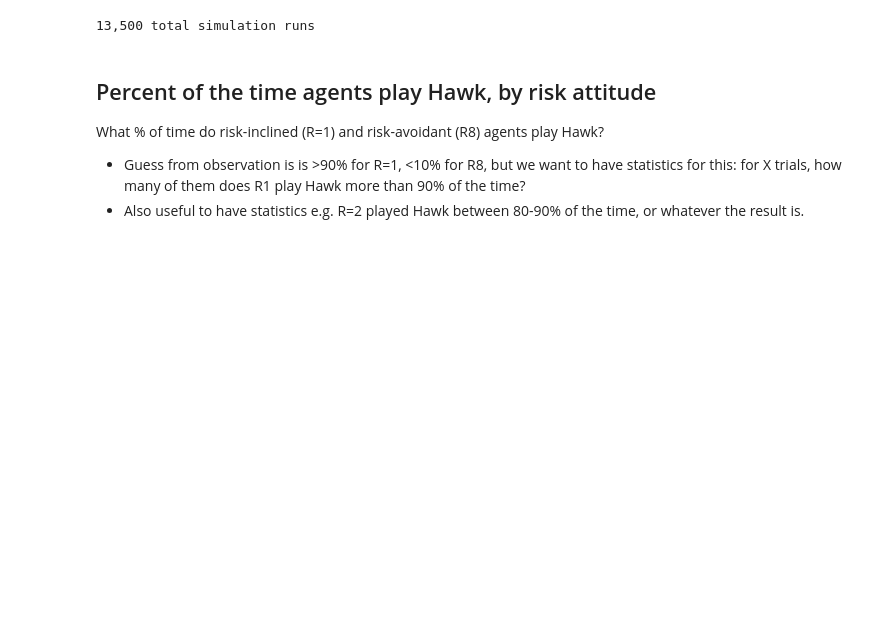
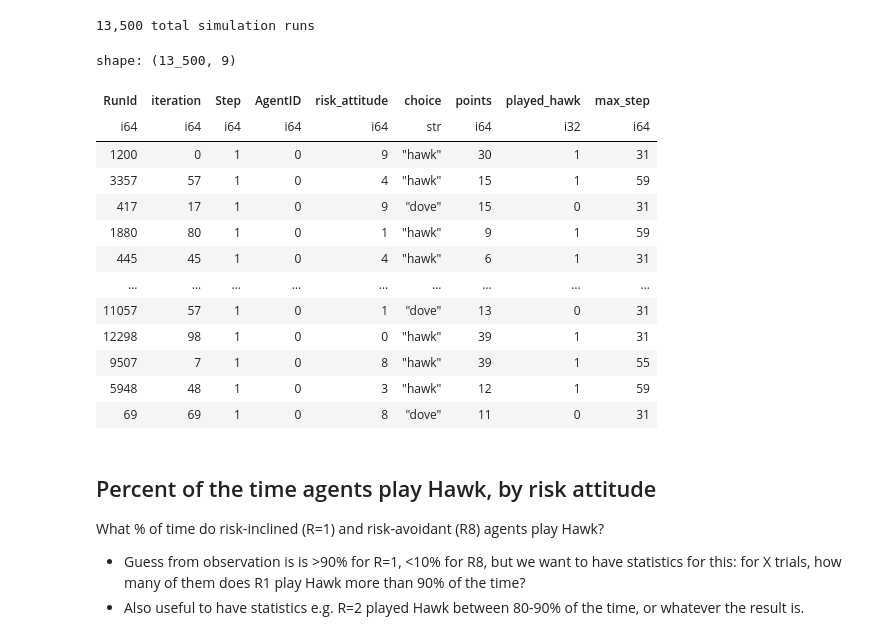
Before and after one commit to Princeton-CDH/simulating-risk, a Jupyter notebook: notebooks/hawkdovemulti_noadjust/analyze_batchrun_data.ipynb, the cells around one changed output. Saved outputs shown, nothing was run; the diff lists cells and outputs as text; code cells hidden in the pictures; blank space fills up the shorter version.

```diff
--- a/notebooks/hawkdovemulti_noadjust/analyze_batchrun_data.ipynb
+++ b/notebooks/hawkdovemulti_noadjust/analyze_batchrun_data.ipynb
@@ -50,6 +53,28 @@ num_simulation_runs = df["RunId"].n_unique()
 print(f"{num_simulation_runs:,} total simulation runs")
 # %% [output]
 13,500 total simulation runs
+# %%
+# how long did the simulations run?
+
+run_max_df = df.with_columns(
+    max_step=pl.col.Step.max().over("RunId")
+).unique(["RunId", "max_step"])
+run_max_df
+# %% [output]
+shape: (13_500, 9)
+| RunId | iteration | Step | AgentID | risk_attitude | choice | points | played_hawk | max_step |
+| i64 | i64 | i64 | i64 | i64 | str | i64 | i32 | i64 |
+| 1200 | 0 | 1 | 0 | 9 | "hawk" | 30 | 1 | 31 |
+| 3357 | 57 | 1 | 0 | 4 | "hawk" | 15 | 1 | 59 |
+| 417 | 17 | 1 | 0 | 9 | "dove" | 15 | 0 | 31 |
+| 1880 | 80 | 1 | 0 | 1 | "hawk" | 9 | 1 | 59 |
+| 445 | 45 | 1 | 0 | 4 | "hawk" | 6 | 1 | 31 |
+| … | … | … | … | … | … | … | … | … |
+| 11057 | 57 | 1 | 0 | 1 | "dove" | 13 | 0 | 31 |
+| 12298 | 98 | 1 | 0 | 0 | "hawk" | 39 | 1 | 31 |
+| 9507 | 7 | 1 | 0 | 8 | "hawk" | 39 | 1 | 55 |
+| 5948 | 48 | 1 | 0 | 3 | "hawk" | 12 | 1 | 59 |
+| 69 | 69 | 1 | 0 | 8 | "dove" | 11 | 0 | 31 |
 # %% [markdown]
 ## Percent of the time agents play Hawk, by risk attitude
 
```
Also changed, not shown: parts of 10 cells of this notebook, 2 other files.
